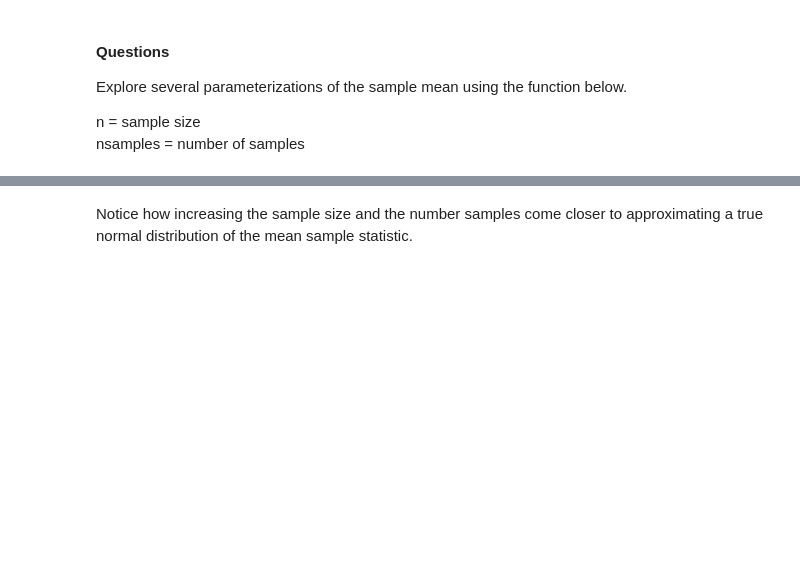
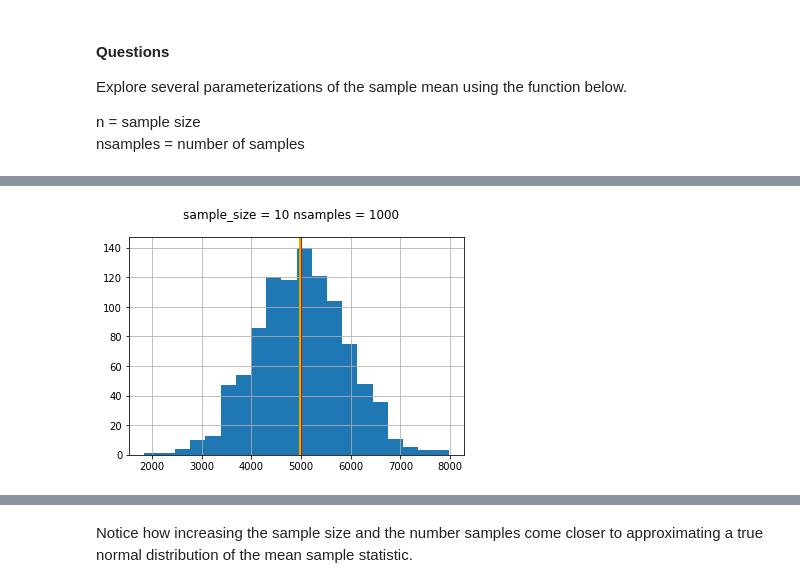
Before and after one commit to thinkful-dsi-cassowary/dsi3_student_pair_work, a Jupyter notebook: Coby/04_01_central_limit_theorem_ci_assign.ipynb, the cells around one changed output, grey strips where cells are left out. Saved outputs shown, nothing was run; the diff lists cells and outputs as text; code cells hidden in the pictures; blank space fills up the shorter version.

```diff
--- a/Coby/04_01_central_limit_theorem_ci_assign.ipynb
+++ b/Coby/04_01_central_limit_theorem_ci_assign.ipynb
@@ -264,16 +275,19 @@ plt.show()
 # %%
 # Plot a histogram of sampled_means.
 
 sample_size=10
 n_samples=1000
 sampled_means = sample_mean(population, sample_size, n_samples)
 #print(sampled_means)
 pd.Series(sampled_means).hist(bins=20)
 plt.suptitle("sample_size = " + str(sample_size) + " nsamples = " + str(n_samples));
 # for s in sampled_means:
 #     plt.axvline(x=s, linewidth=1, color='g')
 plt.axvline(x=np.mean(sampled_means), linewidth=2, color='r')
+plt.axvline(x=np.mean(population['numbers']), linewidth=2, color='y')
 plt.show()
+# %% [output]
+[figure, added]
 # %%
 # Plot a histogram of sampled_means.
 
```
Also changed, not shown: parts of 14 cells of this notebook, 1 other file.
